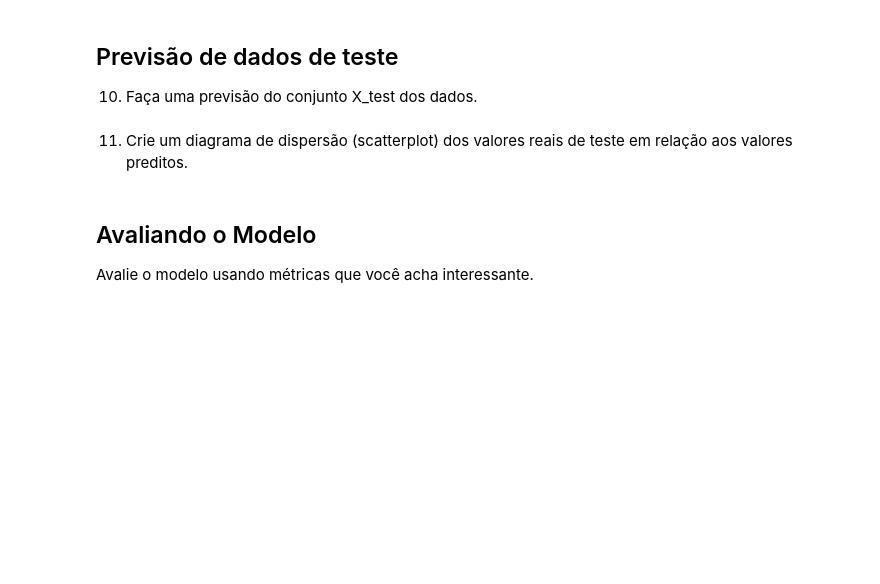
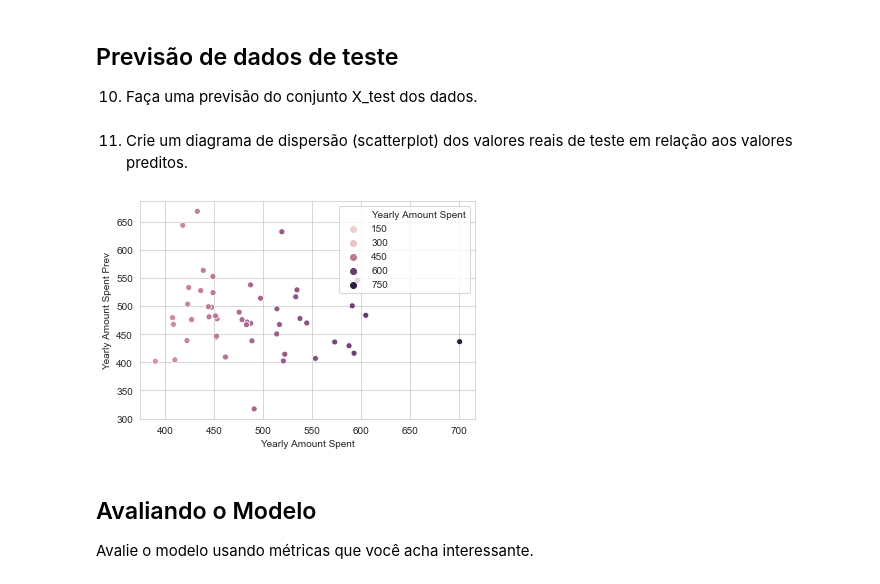
Before and after one commit to mathiasan1/globoAiOps, a Jupyter notebook: TesteAiOps.ipynb, the cells around one changed output. Drawn from its saved outputs; the diff is of its cells as text; code cells hidden in the pictures; blank space fills up the shorter version.

```diff
--- a/TesteAiOps.ipynb
+++ b/TesteAiOps.ipynb
@@ -99,7 +173,18 @@ sns.set_style('whitegrid')
 Agora que analisamos um pouco os nossos dados, vamos criar um modelo de Machine Learning usando **Regressão Linear**.
 
 4) Crie uma variável y com o Valor gasto anualmente pelo usuário do Globoplay e crie uma variável X que contenha as demais características numéricas restantes dos clientes. Divida os dados em treinamento e teste, com tamanho do teste em 30%
+# %%
+X = dados.drop('Yearly Amount Spent', 1)
+y = pd.DataFrame(dados['Yearly Amount Spent'])
+# %%
+# Realiza a divisão da base para 70% de treinamento e 30% para testes
+# Utilizarei a referencia da base como um todo com train_test_split
+from sklearn.model_selection import train_test_split
+X_train, X_test, y_train, y_test = train_test_split(X, y, test_size = 0.3, train_size = 0.7, random_state=42)
 # %% [markdown]
 # Treinando o modelo
 
 6) Agora vamos treinar nosso modelo! Importe a Regressão Linear da biblioteca sklearn, treine o modelo e print os coeficientes do mesmo.
+# %%
+from sklearn.linear_model import LinearRegression
+clf = LinearRegression().fit(X_train, y_train)
@@ -108,8 +202,15 @@ Agora que analisamos um pouco os nossos dados, vamos criar um modelo de Machine
 
 
 10) Faça uma previsão do conjunto X_test dos dados.
+# %%
+predicao = clf.predict(X_test)
 # %% [markdown]
 11) Crie um diagrama de dispersão (scatterplot) dos valores reais de teste em relação aos valores preditos.
+# %%
+previsto = pd.DataFrame(data=predicao, columns = ["Yearly Amount Spent Prev"])
+ax = sns.scatterplot(x=y_test["Yearly Amount Spent"], y=previsto["Yearly Amount Spent Prev"], hue= y_test["Yearly Amount Spent"])
+# %% [output]
+[figure, added]
 # %% [markdown]
 ## Avaliando o Modelo
 
```
Also changed, not shown: parts of 25 cells of this notebook.
